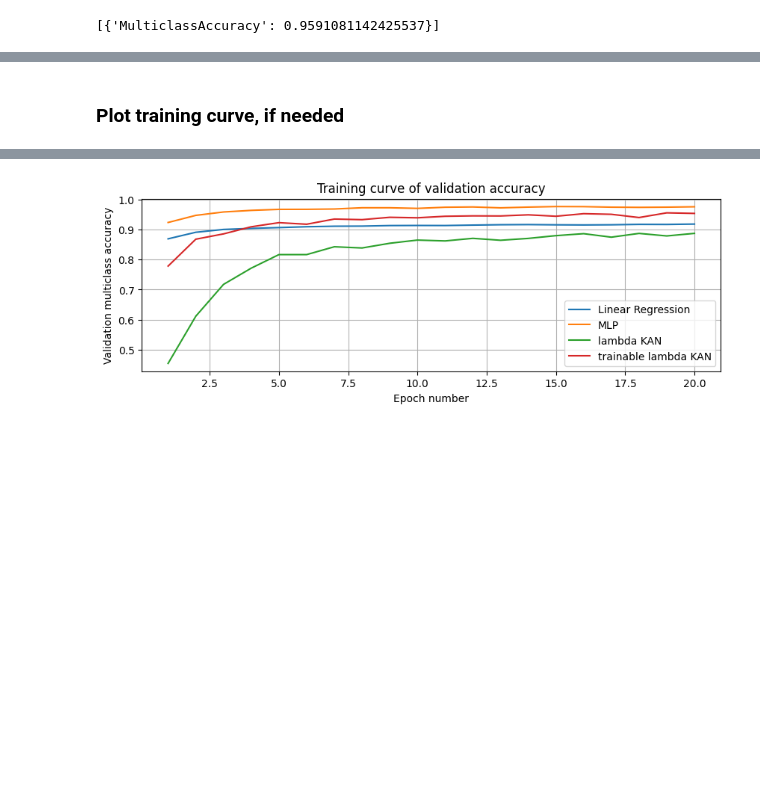
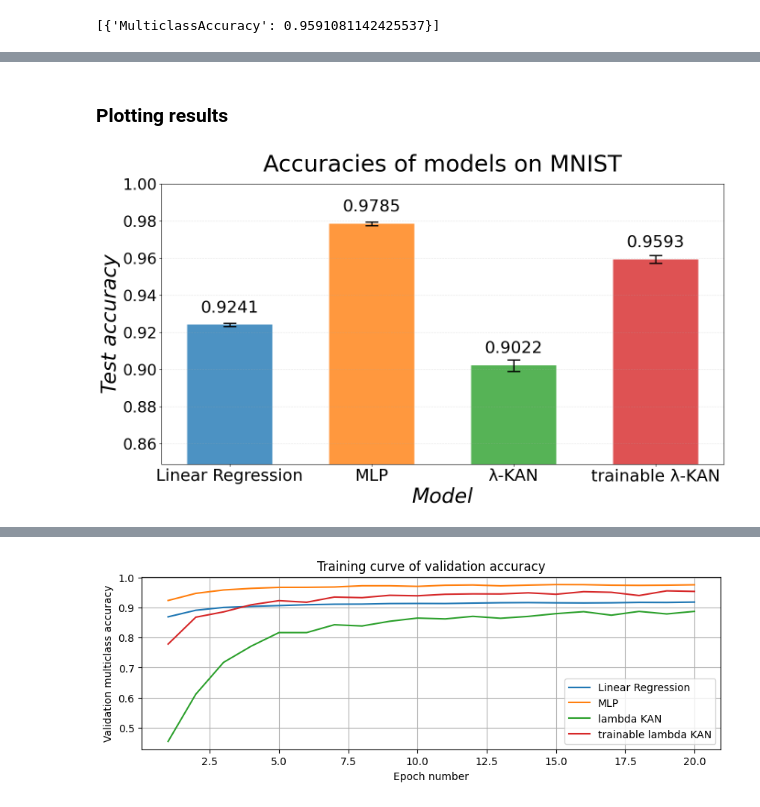
Before and after one commit to Gavr101/lambda_KAN, a Jupyter notebook: mnist_example/Training_fold_statistics.ipynb, the cells around one changed output, grey strips where cells are left out. Cells and saved outputs as stored; diff of their text form; code cells hidden in the pictures; blank space fills up the shorter version.

```diff
--- a/mnist_example/Training_fold_statistics.ipynb
+++ b/mnist_example/Training_fold_statistics.ipynb
@@ -898,2 +922,0 @@ print(results_df)
-# %% [markdown]
-### Plot training curve, if needed
@@ -907,0 +923,76 @@ l_names = ['Linear Regression', 'MLP', 'lambda KAN', 'trainable lambda KAN']
+# %% [markdown]
+### Plotting results
+# %%
+import pandas as pd
+import numpy as np
+import matplotlib.pyplot as plt
+
+
+# Read all CSV files
+lr = pd.read_csv('stats_results/MnistLR.csv')
+mlp = pd.read_csv('stats_results/MnistMLP.csv')
+lmd = pd.read_csv('stats_results/Mnist_lmdSplineKAN.csv')
+tlmd = pd.read_csv('stats_results/Mnist_tlmdSplineKAN.csv')
+
+
+# Calculate mean and std for each model
+models_data = [
+    ('Linear Regression', lr),
+    ('MLP', mlp),
+    ('λ-KAN', lmd),
+    ('trainable λ-KAN', tlmd)
+]
+
+
+means = []
+stds = []
+model_names = []
+
+
+for name, df in models_data:
+    mean_acc = df['test_accuracy'].mean()
+    std_acc = df['test_accuracy'].std()
+    means.append(mean_acc)
+    stds.append(std_acc)
+    model_names.append(name)
+
+
+# Create figure with bar plot
+fig, ax = plt.subplots(figsize=(14, 8))
+
+
+x = np.arange(len(model_names))
+width = 0.6
+
+
+# Create bar plot with error bars (std as whiskers)
+bars = ax.bar(x, means, width, yerr=stds, capsize=10,
+              color=['#1f77b4', '#ff7f0e', '#2ca02c', '#d62728'],
+              alpha=0.8, error_kw={'elinewidth': 2, 'capthick': 2})
+
+
+# Add value labels on top of each bar (raised higher)
+for i, (bar, mean_val) in enumerate(zip(bars, means)):
+    height = bar.get_height()
+    ax.text(bar.get_x() + bar.get_width()/2., height + 0.005,
+            f'{mean_val:.4f}',
+            ha='center', va='bottom', fontsize=26)
+
+
+# Customize the plot
+ax.set_xlabel('Model', fontsize=32, style='italic')
+ax.set_ylabel('Test accuracy', fontsize=32, style='italic')
+ax.set_title('Accuracies of models on MNIST',
+             fontsize=36, pad=20)
+ax.set_xticks(x)
+ax.set_xticklabels(model_names, fontsize=26)
+ax.tick_params(axis='y', labelsize=24)
+ax.set_ylim([min(means) - max(stds) - 0.05, 1.0])
+ax.grid(axis='y', alpha=0.3, linestyle='--')
+
+
+plt.tight_layout()
+plt.savefig('stats_results/accuracy_barplot.png', dpi=300, bbox_inches='tight')
+plt.show()
+# %% [output]
+[figure, added]
```
Also changed, not shown: parts of 6 cells of this notebook, 15 other files.
